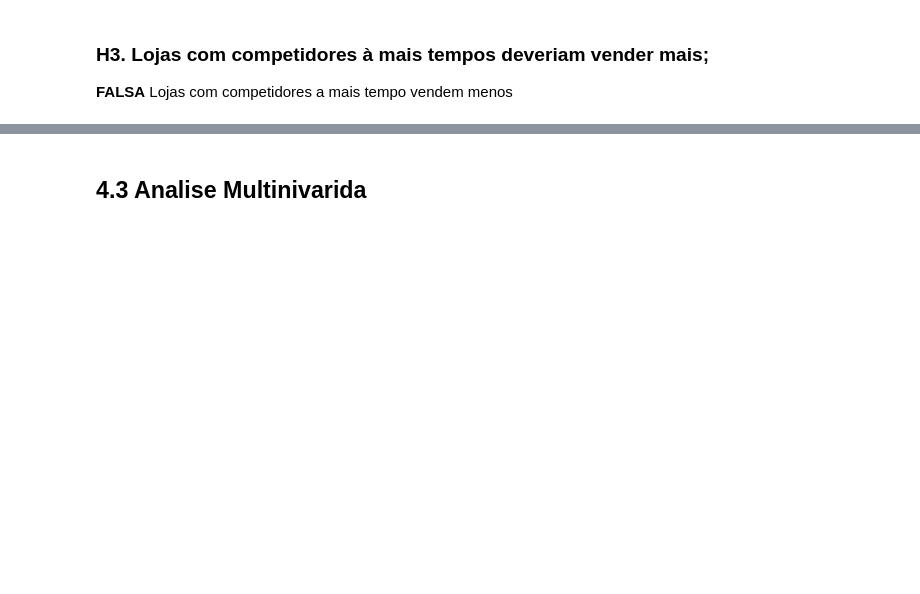
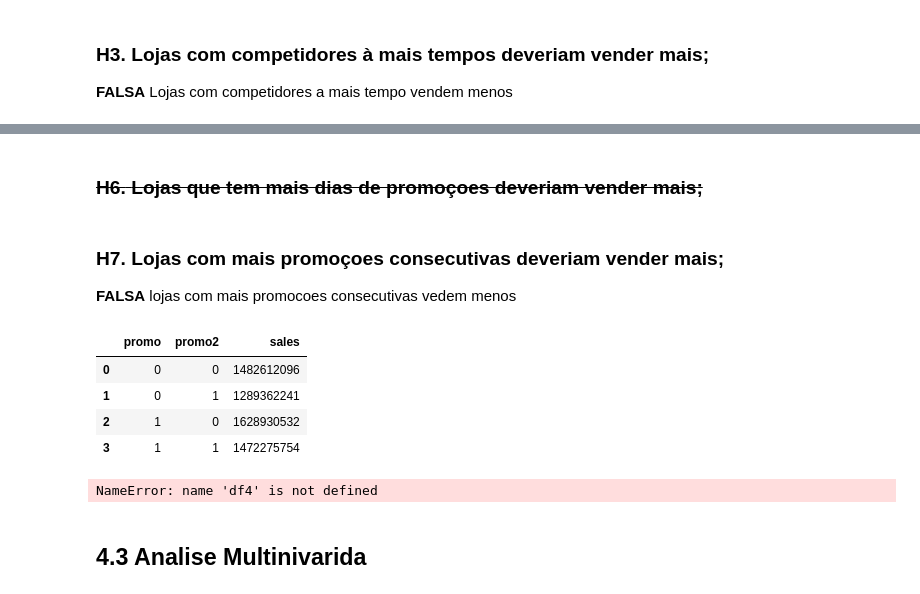
Before and after one commit to matheus-conrado/DataScience_em_Producao, a Jupyter notebook: m04_v01_store_sales_prediction.ipynb, the cells around one changed output, grey strips where cells are left out. Drawn from its saved outputs; the diff is of its cells as text; code cells hidden in the pictures; blank space fills up the shorter version.

```diff
--- a/m04_v01_store_sales_prediction.ipynb
+++ b/m04_v01_store_sales_prediction.ipynb
@@ -572,2 +605,25 @@ sns.heatmap(aux1.corr(method='pearson'),annot=True);
+# %% [markdown]
+### <s>**H6.** Lojas que tem mais dias de promoçoes deveriam vender mais;<s/>
+# %% [markdown]
+### **H7.** Lojas com mais promoçoes consecutivas deveriam vender mais;
+**FALSA** lojas com mais promocoes consecutivas vedem menos
+# %%
+df4[['promo','promo2','sales']].groupby(['promo','promo2']).sum().reset_index()
+# %% [output]
+|  | promo | promo2 | sales |
+| 0 | 0 | 0 | 1482612096 |
+| 1 | 0 | 1 | 1289362241 |
+| 2 | 1 | 0 | 1628930532 |
+| 3 | 1 | 1 | 1472275754 |
+# %%
+aux1 = df4[([df4['promo'] == 1]) & (df4['promo2'] == 1)][['year_week','sales']].groupby('year_week').sum().reset_index()
+ax = aux1.plot()
+
+aux2 = df4[([df4['promo'] == 1]) & (df4['promo2'] == 1)][['year_week','sales']].groupby('year_week').sum().reset_index()
+aux2.pĺot(ax=ax)
+
+ax.legend(label=['Tradicional & Extendida','Extendida'])
+# %% [output]
+NameError: name 'df4' is not defined
 # %% [markdown]
 ## 4.3 Analise Multinivarida
```
Also changed, not shown: parts of 10 cells of this notebook.
